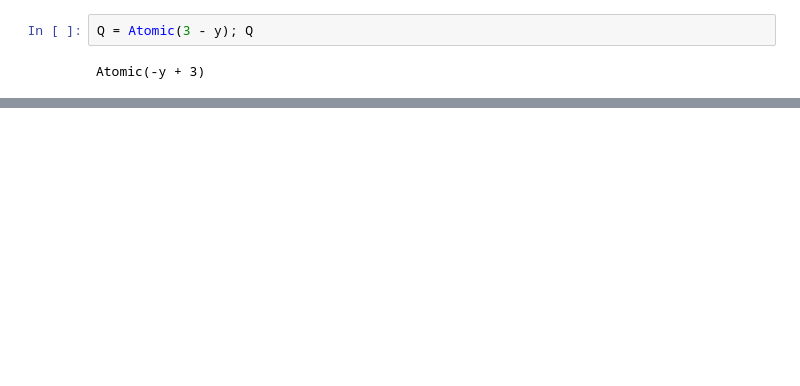
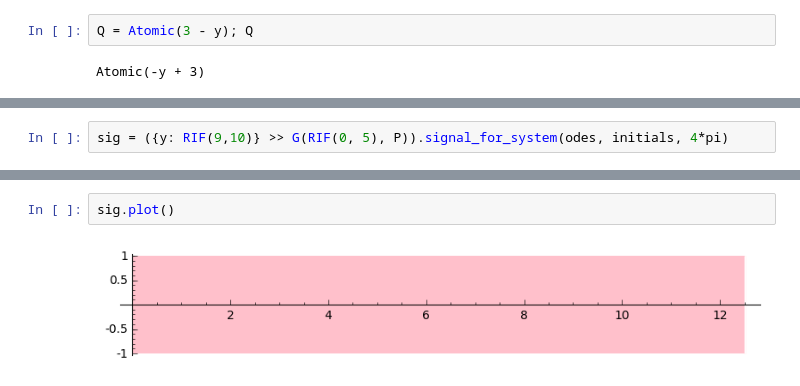
Before and after one commit to twright/Logic-of-Behaviour-in-Uncertain-Contexts, a Jupyter notebook: ULBC2.ipynb, the cells around one changed output, grey strips where cells are left out. Drawn from its saved outputs; the diff is of its cells as text; blank space fills up the shorter version.

```diff
--- a/ULBC2.ipynb
+++ b/ULBC2.ipynb
@@ -126,0 +212,2 @@ f(I) = [-1.3144485070084313 .. -6.8264543795493182e-8]
+# %%
+sig = ({y: RIF(9,10)} >> G(RIF(0, 5), P)).signal_for_system(odes, initials, 4*pi)
@@ -126,0 +232,4 @@ f(I) = [-1.3144485070084313 .. -6.8264543795493182e-8]
+# %%
+sig.plot()
+# %% [output]
+[figure, added]
```
Also changed, not shown: parts of 17 cells of this notebook, 20 other files.
